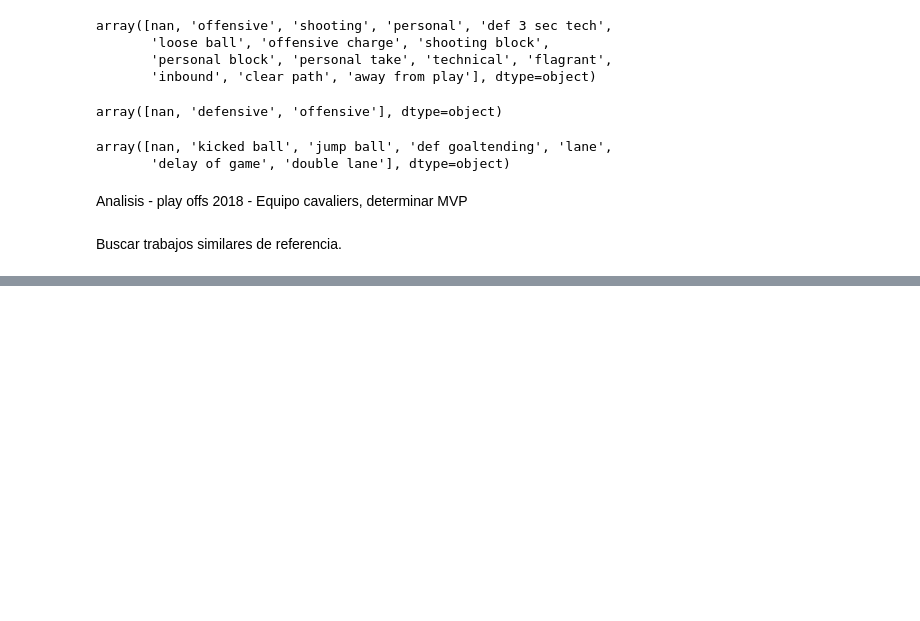
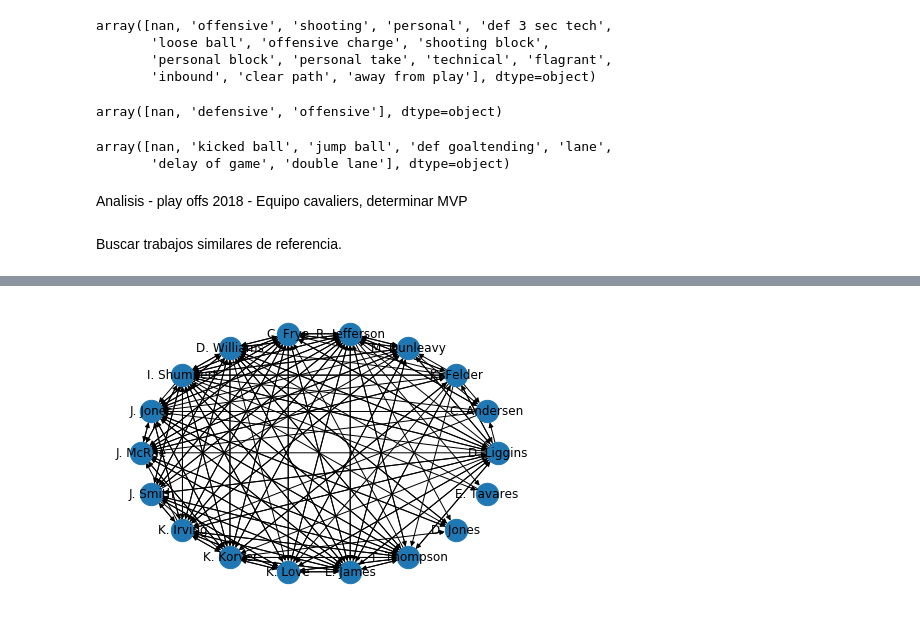
Before and after one commit to Millan13/Moneyball-NBA, a Jupyter notebook: Notebooks/Analisis_pagerank.ipynb, the cells around one changed output, grey strips where cells are left out. Saved outputs shown, nothing was run; the diff lists cells and outputs as text; code cells hidden in the pictures; blank space fills up the shorter version.

```diff
--- a/Notebooks/Analisis_pagerank.ipynb
+++ b/Notebooks/Analisis_pagerank.ipynb
@@ -201,0 +426,5 @@ Buscar trabajos similares de referencia.
+# %%
+plt.clf()
+nx.draw_circular(G,node_size=500,with_labels = True)
+# %% [output]
+[figure, added]
```
Also changed, not shown: parts of 55 cells of this notebook.
